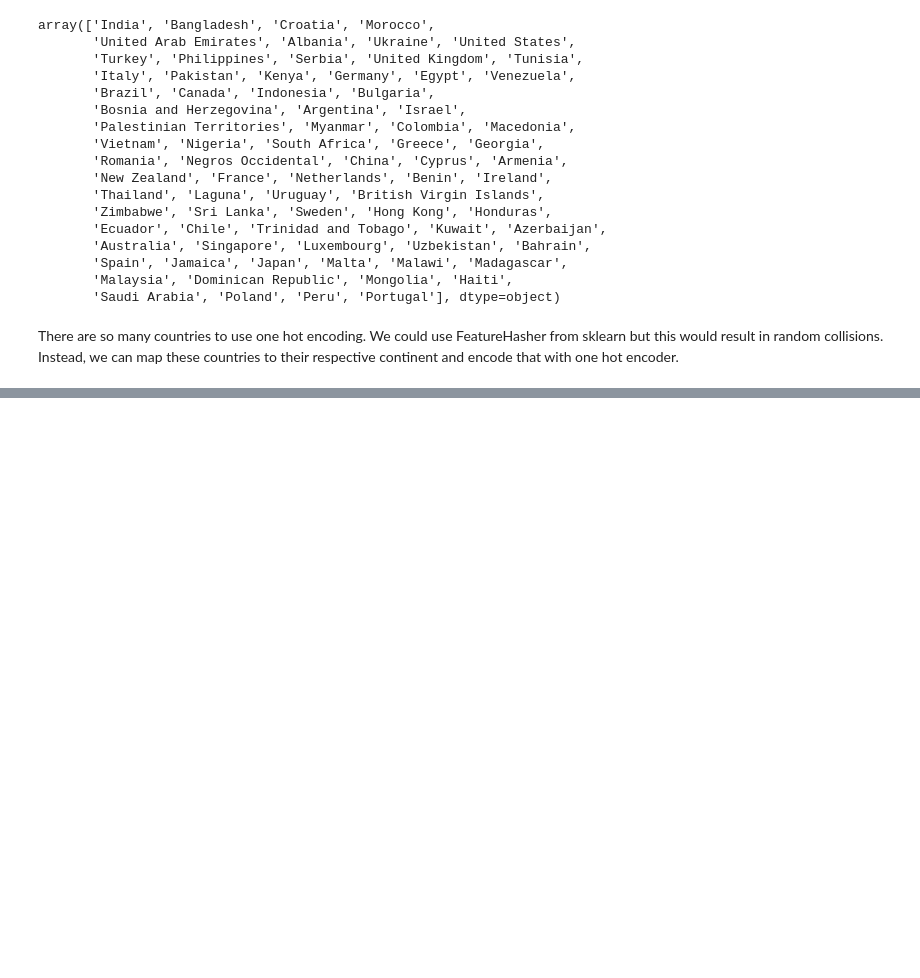
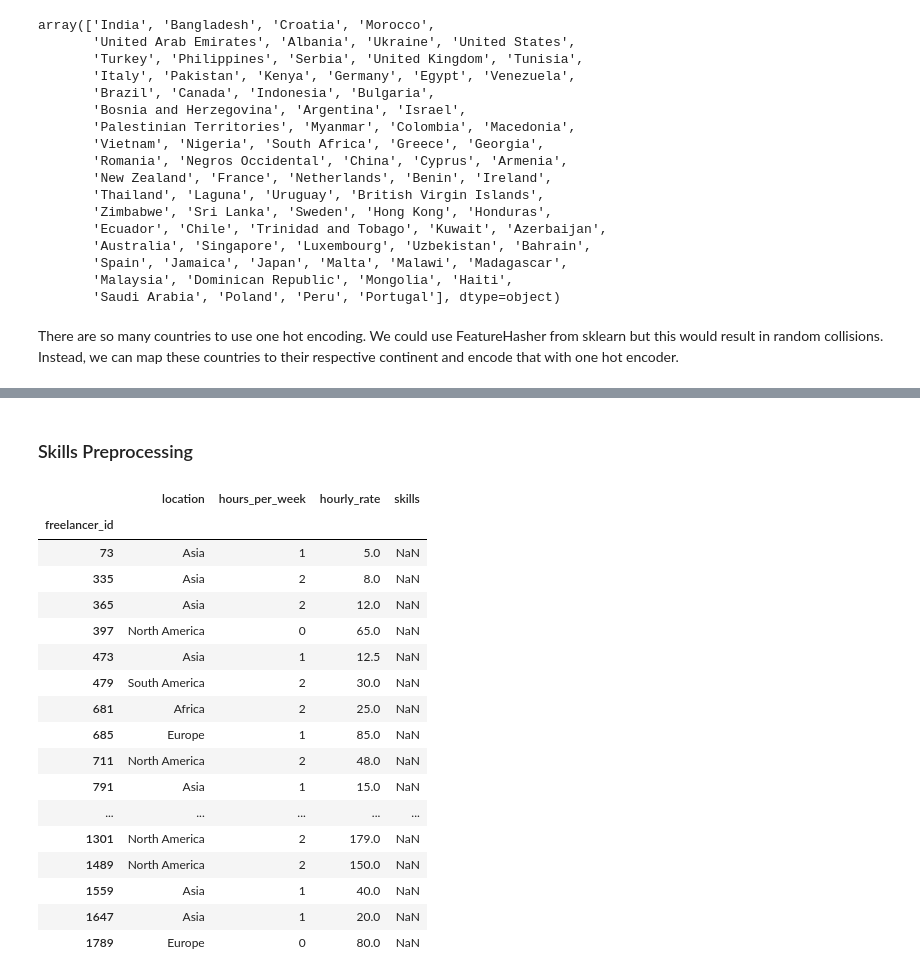
Before and after one commit to tahagalata/freelancer_recommender, a Jupyter notebook: preprocessing.ipynb, the cells around one changed output, grey strips where cells are left out. Drawn from its saved outputs; the diff is of its cells as text; code cells hidden in the pictures; blank space fills up the shorter version.

```diff
--- a/preprocessing.ipynb
+++ b/preprocessing.ipynb
@@ -86,0 +87,23 @@ ModuleNotFoundError: No module named 'geonamescache'
+# %%
+def get_continent_from_country(country):
+    import geonamescache
+    gc = geonamescache.GeonamesCache()
+    try:
+        continent_code = gc.get_countries_by_names()[country]["continentcode"]
+        continent_name = gc.get_continents()[continent_code]["name"]
+    except KeyError:
+        # Manually mapping countries that are not listed in geonamescache module.
+        additional_countries = {"Palestinian Territories" : "Asia",
+                           "Macedonia": "Europe",
+                           "Negros Occidental": "Asia",
+                           "Laguna": "Asia"}
+
+        try:
+            continent_name = additional_countries[country]
+        except KeyError:
+            continent_name = "Other"
+
+    return continent_name
+
+
+freelancer_df["location"] = freelancer_df["location"].apply(get_continent_from_country)
@@ -86,0 +134,12 @@ ModuleNotFoundError: No module named 'geonamescache'
+# %%
+def get_hours_per_week_categ(label):
+    hours_per_week_map = {"Less than 30 hrs/week": 0,
+                          "More than 30 hrs/week": 1,
+                          "As Needed - Open to Offers":2,
+                          np.nan: 2}
+    if type(label) == str: label= label.strip()
+
+    return hours_per_week_map[label]
+
+# If not specified specifically (nan), we can infer that the freelancer is available as needed, thus labeling it as 2.
+freelancer_df["hours_per_week"] = freelancer_df["hours_per_week"].apply(get_hours_per_week_categ)
@@ -86,0 +188,4 @@ ModuleNotFoundError: No module named 'geonamescache'
+# %%
+freelancer_df.dropna(subset="hourly_rate", inplace= True)
+# %%
+freelancer_df["hourly_rate"] = freelancer_df["hourly_rate"].str.replace("$", "").str.replace("/hr","").astype(float)
@@ -86,0 +202,23 @@ ModuleNotFoundError: No module named 'geonamescache'
+# %% [markdown]
+### Skills Preprocessing
+# %%
+freelancer_df[freelancer_df["skills"].isna()]
+# %% [output]
+|  | location | hours_per_week | hourly_rate | skills |
+| freelancer_id |  |  |  |  |
+| 73 | Asia | 1 | 5.0 | NaN |
+| 335 | Asia | 2 | 8.0 | NaN |
+| 365 | Asia | 2 | 12.0 | NaN |
+| 397 | North America | 0 | 65.0 | NaN |
+| 473 | Asia | 1 | 12.5 | NaN |
+| 479 | South America | 2 | 30.0 | NaN |
+| 681 | Africa | 2 | 25.0 | NaN |
+| 685 | Europe | 1 | 85.0 | NaN |
+| 711 | North America | 2 | 48.0 | NaN |
+| 791 | Asia | 1 | 15.0 | NaN |
+| ... | ... | ... | ... | ... |
+| 1301 | North America | 2 | 179.0 | NaN |
+| 1489 | North America | 2 | 150.0 | NaN |
+| 1559 | Asia | 1 | 40.0 | NaN |
+| 1647 | Asia | 1 | 20.0 | NaN |
+| 1789 | Europe | 0 | 80.0 | NaN |
```
Also changed, not shown: parts of 68 cells of this notebook, 4 other files.
